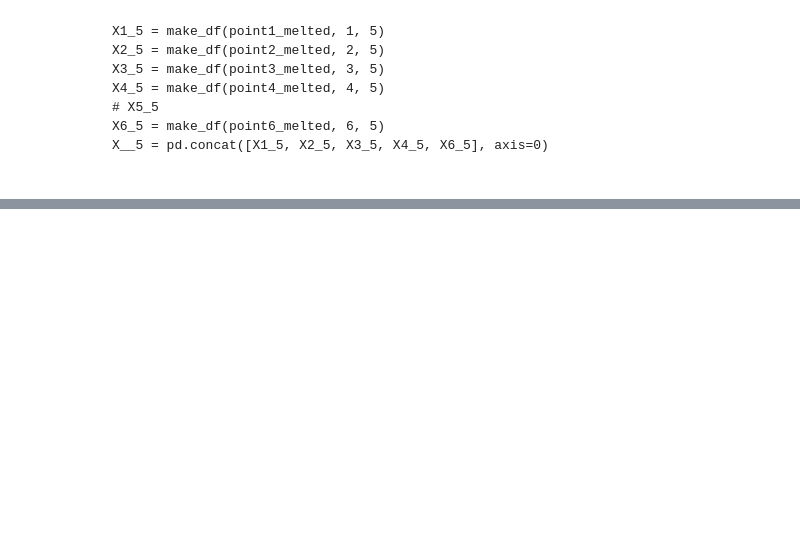
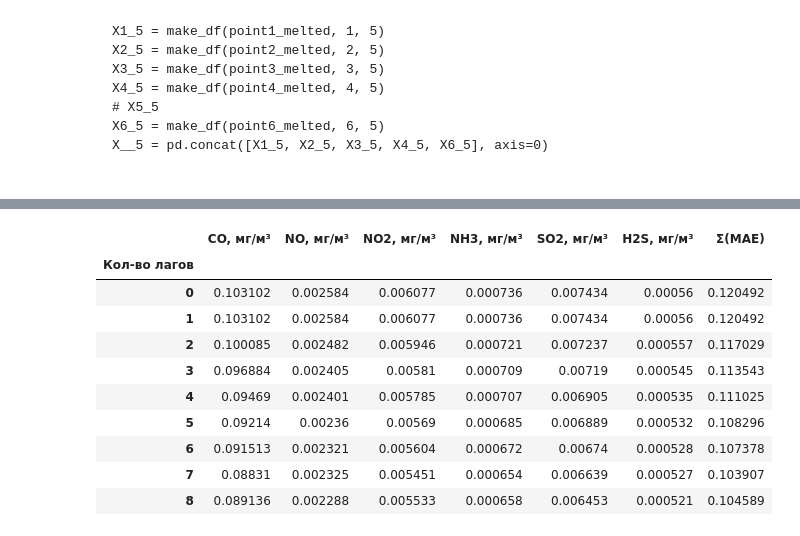
Before and after one commit to Svkhorol/Air_Pollution_Nizhnekamsk, a Jupyter notebook: notebooks/experiments_3.ipynb, the cells around one changed output, grey strips where cells are left out. Cells and saved outputs as stored; diff of their text form; code cells hidden in the pictures; blank space fills up the shorter version.

```diff
--- a/notebooks/experiments_3.ipynb
+++ b/notebooks/experiments_3.ipynb
@@ -245,0 +400,3 @@ plt.title('Feature Importance')
+# %%
+mae_df = create_df()
+meteo_params = ['T внеш., °C', 'P атм., мм.рт.ст.', 'V ветра, м/с', 'Угол ветра, °', 'Направление ветра']
@@ -245,0 +431,39 @@ plt.title('Feature Importance')
+# %%
+points = [load_data(i, substances, meteo_params) for i in range(1, 7)]
+df_melted_list = [melt_columns(df, substances, Mr, meteo_params) for df in points]
+
+for lags in range(9):
+    X_num_list = [concat_dfs(df_melted_list, j+1, lags) for j in range(len(df_melted_list))]
+
+    for substance in substances:
+        X, y = make_X_y()
+        X_train_scl, X_test_scl, y_train, y_test = split_scale_df(X, y)
+
+        # Обучение
+        cb = CatBoostRegressor(n_estimators=300, logging_level='Silent')
+        cb.fit(X_train_scl, y_train)
+
+        pred = cb.predict(X_test_scl)
+        pred[pred < 0] = 0
+
+        mae = mean_absolute_error(pred, y_test)
+        mae_df.at[lags, substance] = mae
+
+    # Сумма ошибок по всем веществам
+    sum_mae = mae_df.loc[lags].sum()
+    mae_df.at[lags, 'Σ(MAE)'] = sum_mae
+# %%
+# С добавлением температуры и давления
+mae_df
+# %% [output]
+|  | CO, мг/м³ | NO, мг/м³ | NO2, мг/м³ | NH3, мг/м³ | SO2, мг/м³ | H2S, мг/м³ | Σ(MAE) |
+| Кол-во лагов |  |  |  |  |  |  |  |
+| 0 | 0.103102 | 0.002584 | 0.006077 | 0.000736 | 0.007434 | 0.00056 | 0.120492 |
+| 1 | 0.103102 | 0.002584 | 0.006077 | 0.000736 | 0.007434 | 0.00056 | 0.120492 |
+| 2 | 0.100085 | 0.002482 | 0.005946 | 0.000721 | 0.007237 | 0.000557 | 0.117029 |
+| 3 | 0.096884 | 0.002405 | 0.00581 | 0.000709 | 0.00719 | 0.000545 | 0.113543 |
+| 4 | 0.09469 | 0.002401 | 0.005785 | 0.000707 | 0.006905 | 0.000535 | 0.111025 |
+| 5 | 0.09214 | 0.00236 | 0.00569 | 0.000685 | 0.006889 | 0.000532 | 0.108296 |
+| 6 | 0.091513 | 0.002321 | 0.005604 | 0.000672 | 0.00674 | 0.000528 | 0.107378 |
+| 7 | 0.08831 | 0.002325 | 0.005451 | 0.000654 | 0.006639 | 0.000527 | 0.103907 |
+| 8 | 0.089136 | 0.002288 | 0.005533 | 0.000658 | 0.006453 | 0.000521 | 0.104589 |
```
Also changed, not shown: parts of 33 cells of this notebook.
